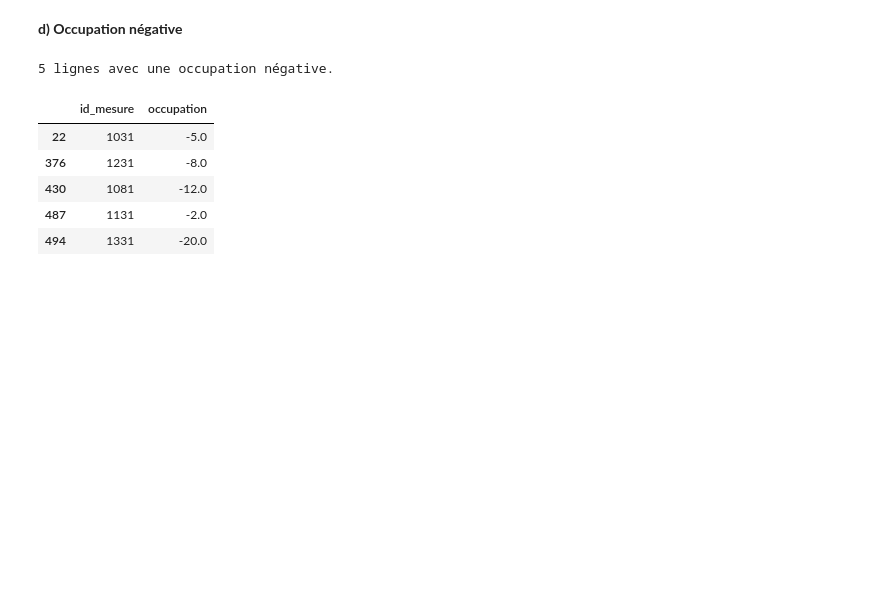
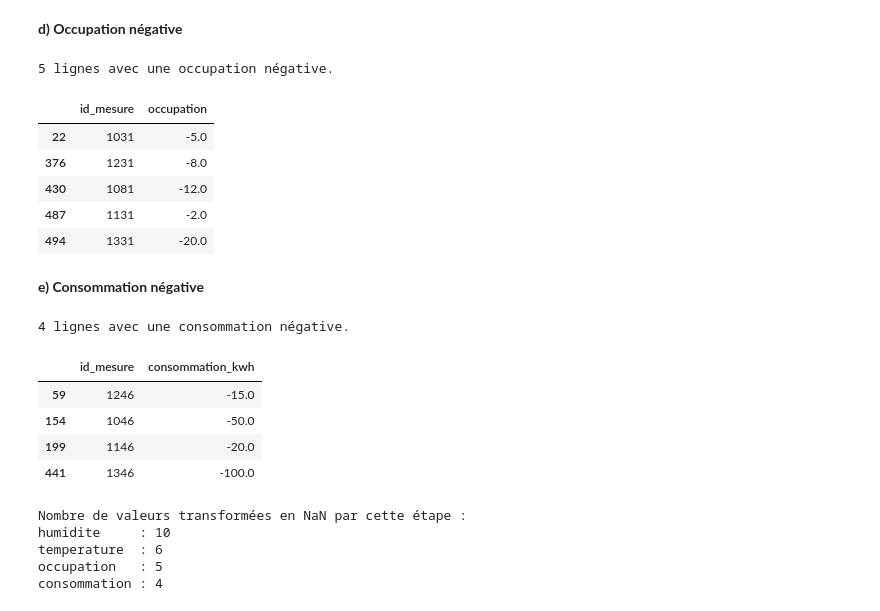
Before and after one commit to massamba0809/atelier_prepa_donnees_tab, a Jupyter notebook: notebooks/atelier_prepa_donnees_tab.ipynb, the cells around one changed output. Cells and saved outputs as stored; diff of their text form; code cells hidden in the pictures; blank space fills up the shorter version.

Commit message:
transformation en valeur manquante de la partie 1 question 12

```diff
--- a/notebooks/atelier_prepa_donnees_tab.ipynb
+++ b/notebooks/atelier_prepa_donnees_tab.ipynb
@@ -232,3 +232,35 @@ df.loc[mask_occupation_neg, ["id_mesure", "occupation"]]
 | 430 | 1081 | -12.0 |
 | 487 | 1131 | -2.0 |
 | 494 | 1331 | -20.0 |
+# %% [markdown]
+**e) Consommation négative**
+# %%
+mask_conso_neg = df["consommation_kwh"] < 0
+print(f"{mask_conso_neg.sum()} lignes avec une consommation négative.")
+df.loc[mask_conso_neg, ["id_mesure", "consommation_kwh"]]
+# %% [output]
+4 lignes avec une consommation négative.
+|  | id_mesure | consommation_kwh |
+| 59 | 1246 | -15.0 |
+| 154 | 1046 | -50.0 |
+| 199 | 1146 | -20.0 |
+| 441 | 1346 | -100.0 |
+# %%
+df_clean = df.copy()
+
+df_clean.loc[mask_humidite_neg | mask_humidite_sup100, "humidite"] = np.nan
+df_clean.loc[mask_temp_aberrante, "temperature"] = np.nan
+df_clean.loc[mask_occupation_neg, "occupation"] = np.nan
+df_clean.loc[mask_conso_neg, "consommation_kwh"] = np.nan
+
+print("Nombre de valeurs transformées en NaN par cette étape :")
+print("humidite     :", (mask_humidite_neg | mask_humidite_sup100).sum())
+print("temperature  :", mask_temp_aberrante.sum())
+print("occupation   :", mask_occupation_neg.sum())
+print("consommation :", mask_conso_neg.sum())
+# %% [output]
+Nombre de valeurs transformées en NaN par cette étape :
+humidite     : 10
+temperature  : 6
+occupation   : 5
+consommation : 4
```
